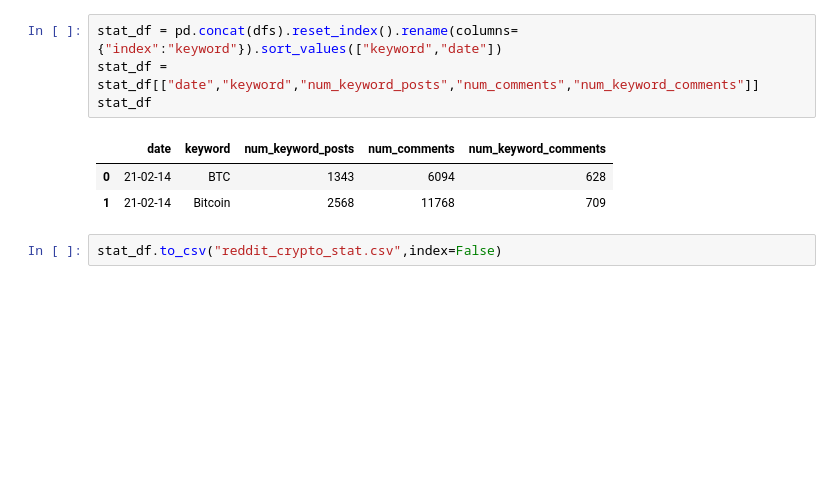
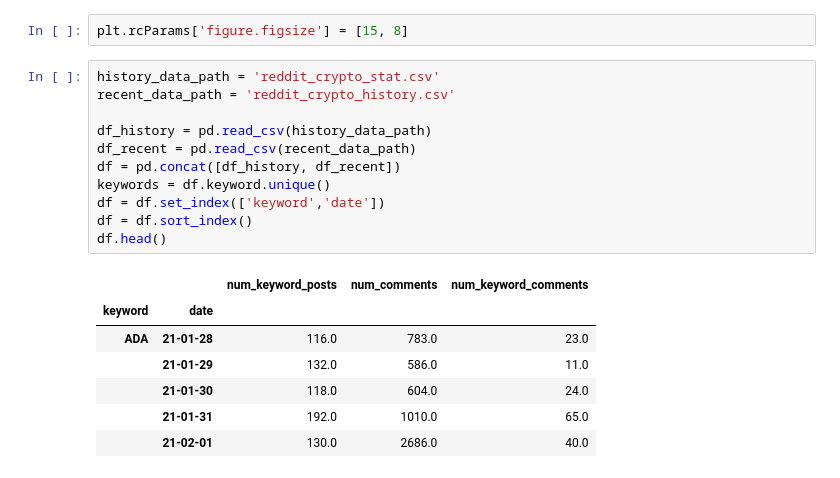
Before and after one commit to bstanie/fast-reddit-scraper, a Jupyter notebook: notebook.ipynb, the cells around one changed output. Drawn from its saved outputs; the diff is of its cells as text; blank space fills up the shorter version.

```diff
--- a/notebook.ipynb
+++ b/notebook.ipynb
@@ -41,10 +13,21 @@ data/data_21-02-14.json
-# %%
-stat_df = pd.concat(dfs).reset_index().rename(columns={"index":"keyword"}).sort_values(["keyword","date"])
-stat_df = stat_df[["date","keyword","num_keyword_posts","num_comments","num_keyword_comments"]]
-stat_df
-# %% [output]
-|  | date | keyword | num_keyword_posts | num_comments | num_keyword_comments |
-| 0 | 21-02-14 | BTC | 1343 | 6094 | 628 |
-| 1 | 21-02-14 | Bitcoin | 2568 | 11768 | 709 |
-# %%
-stat_df.to_csv("reddit_crypto_stat.csv",index=False)
+# %%
+plt.rcParams['figure.figsize'] = [15, 8]
+# %%
+history_data_path = 'reddit_crypto_stat.csv'
+recent_data_path = 'reddit_crypto_history.csv'
+
+df_history = pd.read_csv(history_data_path)
+df_recent = pd.read_csv(recent_data_path)
+df = pd.concat([df_history, df_recent])
+keywords = df.keyword.unique()
+df = df.set_index(['keyword','date'])
+df = df.sort_index()
+df.head()
+# %% [output]
+|  |  | num_keyword_posts | num_comments | num_keyword_comments |
+| keyword | date |  |  |  |
+| ADA | 21-01-28 | 116.0 | 783.0 | 23.0 |
+|  | 21-01-29 | 132.0 | 586.0 | 11.0 |
+|  | 21-01-30 | 118.0 | 604.0 | 24.0 |
+|  | 21-01-31 | 192.0 | 1010.0 | 65.0 |
+|  | 21-02-01 | 130.0 | 2686.0 | 40.0 |
```
Also changed, not shown: parts of 7 cells of this notebook, 2 other files.
